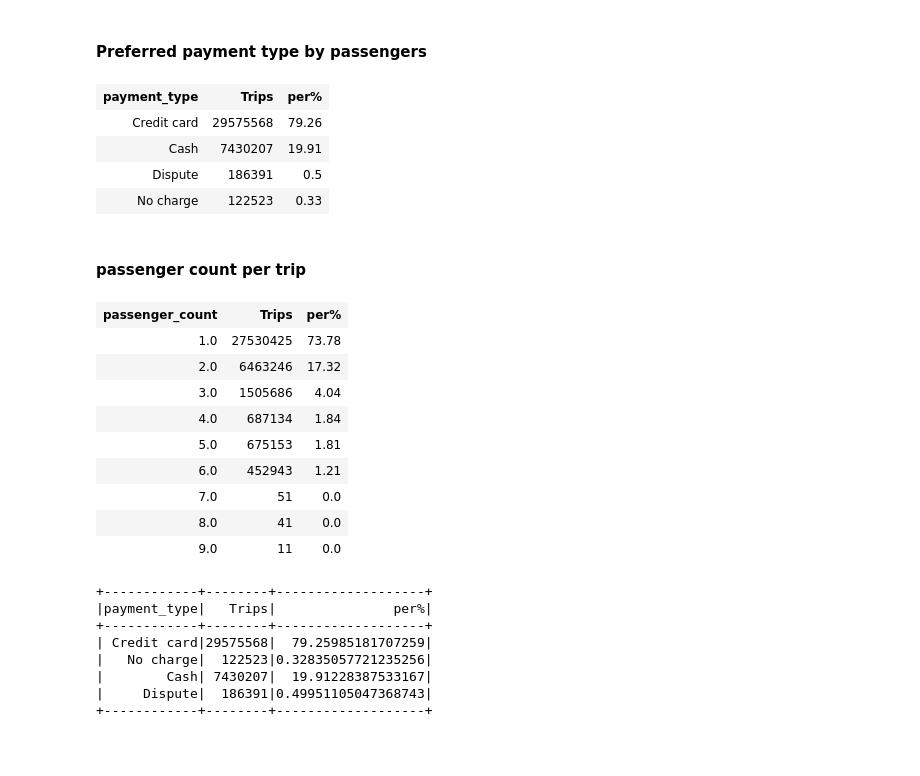
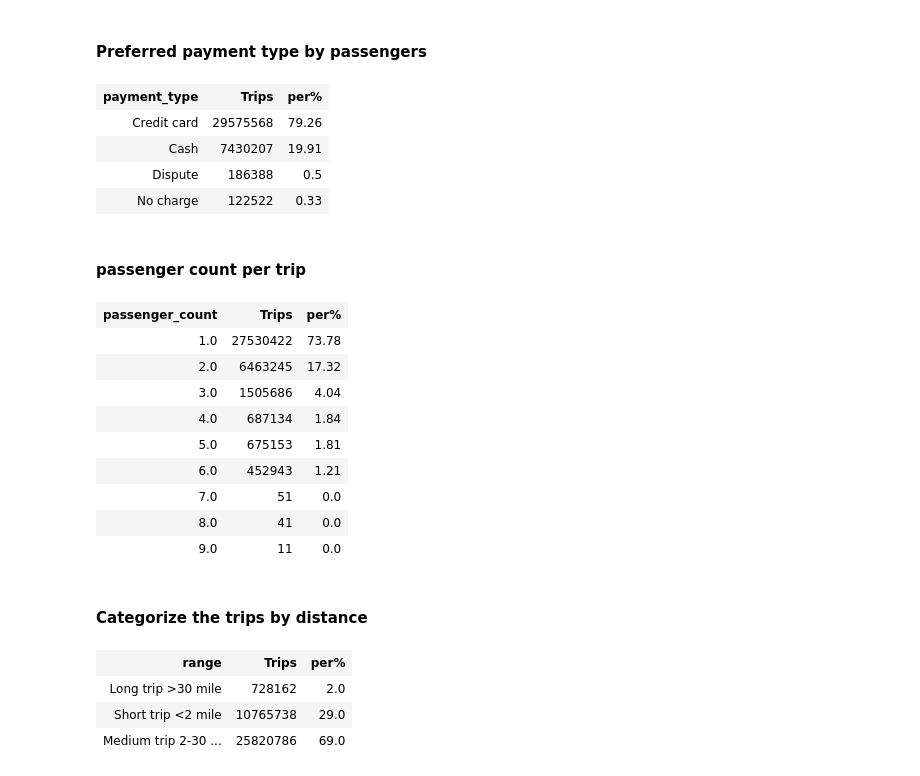
Before and after one commit to KareeemBeltagy/NYC_TCL_Taxi, a Jupyter notebook: yellow_trip.ipynb, the cells around one changed output. Drawn from its saved outputs; the diff is of its cells as text; code cells hidden in the pictures; blank space fills up the shorter version.

```diff
--- a/Untitled.ipynb
+++ b/yellow_trip.ipynb
@@ -236,5 +244,8 @@ df_final =df.withColumn("trip_distance",round(col("trip_distance"),2)) \
 # %%
-df_final.write.partitionBy("year","month").mode("overwrite").format("parquet").saveAsTable("Yellow_tripdata_cleaned",path="/NYC/processed/Yellow_tripdata_cleaned")
+path_to_table_trip = "/NYC/processed/Yellow_trip"  # change to the desired path
+# df_final.write.partitionBy("year","month").mode("overwrite").format("parquet").option("path",path_to_table).saveAsTable("Yellow_trip")
+df_final.write.partitionBy("year","month").mode("overwrite").format("parquet").option("path",path_to_table_trip).save()
 # %%
-df_zone.write.mode("overwrite").format("parquet").saveAsTable("zone_lookup",path="/NYC/processed/zone_lookup")
+path_to_table_zone = "/NYC/processed/zone_lookup"
+df_zone.write.mode("overwrite").format("parquet").option("path",path_to_table_zone).save()
 # %% [markdown]
@@ -242,8 +253,10 @@ df_zone.write.mode("overwrite").format("parquet").saveAsTable("zone_lookup",path
 # %%
 # Reading table and presisting it to avoid recomputation
-df_trips= spark.read.table("Yellow_tripdata_cleaned").persist(StorageLevel.MEMORY_AND_DISK)
+# df_trips= spark.read.table("Yellow_tripdata_cleaned").persist(StorageLevel.MEMORY_AND_DISK)
+df_trips= spark.read.format("parquet").load(path_to_table_trip)
 # %%
-zone_lookup=spark.read.table("zone_lookup")
+# zone_lookup=spark.read.table("zone_lookup")
+zone_lookup=spark.read.format("parquet").load(path_to_table_zone)
 # %%
 # df_trips.count()
 # zone_lookup.count()
@@ -415,20 +422,22 @@ df_payment
 | payment_type | Trips | per% |
 | Credit card | 29575568 | 79.26 |
 | Cash | 7430207 | 19.91 |
-| Dispute | 186391 | 0.5 |
-| No charge | 122523 | 0.33 |
+| Dispute | 186388 | 0.5 |
+| No charge | 122522 | 0.33 |
 # %% [markdown]
 #### passenger count per trip
 # %%
 # the passenger count shows that most of the trips are done by one or two passenger
-trips.select("passenger_count").groupBy("passenger_count") \
+passenger_per_trip = trips.select("passenger_count").groupBy("passenger_count") \
             .agg(count("*").alias("Trips")) \
             .withColumn("per%", round((col("Trips") / total_trips.value) * 100, 2)) \
             .orderBy(col("Trips").desc())
+
+passenger_per_trip
 # %% [output]
 | passenger_count | Trips | per% |
-| 1.0 | 27530425 | 73.78 |
-| 2.0 | 6463246 | 17.32 |
+| 1.0 | 27530422 | 73.78 |
+| 2.0 | 6463245 | 17.32 |
 | 3.0 | 1505686 | 4.04 |
 | 4.0 | 687134 | 1.84 |
 | 5.0 | 675153 | 1.81 |
@@ -436,13 +445,22 @@ trips.select("passenger_count").groupBy("passenger_count") \
 | 7.0 | 51 | 0.0 |
 | 8.0 | 41 | 0.0 |
 | 9.0 | 11 | 0.0 |
+# %% [markdown]
+#### Categorize the trips by distance
 # %%
+
+df_trip_by_distance = trips.select("trip_distance") \
+                        .withColumn("range",
+                                    when(col("trip_distance") <= 2, "Short trip <2 mile") \
+                                   .when((col("trip_distance") > 2) & (col("trip_distance") <= 30) ,"Medium trip 2-30 miles") \
+                                    .when( col("trip_distance") > 30 ,"Long trip >30 mile") \
+                                    ) \
+                        .groupBy("range").agg(count("*").alias("Trips")) \
+                        .withColumn("per%", round((col("Trips")/total_trips.value)*100 )  ) \
+                        .select( "range","Trips","per%")
+df_trip_by_distance
 # %% [output]
-+------------+--------+-------------------+
-|payment_type|   Trips|               per%|
-+------------+--------+-------------------+
-| Credit card|29575568|  79.25985181707259|
-|   No charge|  122523|0.32835057721235256|
-|        Cash| 7430207|  19.91228387533167|
-|     Dispute|  186391|0.49951105047368743|
-+------------+--------+-------------------+
+| range | Trips | per% |
+| Long trip >30 mile | 728162 | 2.0 |
+| Short trip <2 mile | 10765738 | 29.0 |
+| Medium trip 2-30 ... | 25820786 | 69.0 |
```
Also changed, not shown: parts of 20 cells of this notebook, 7 other files.
